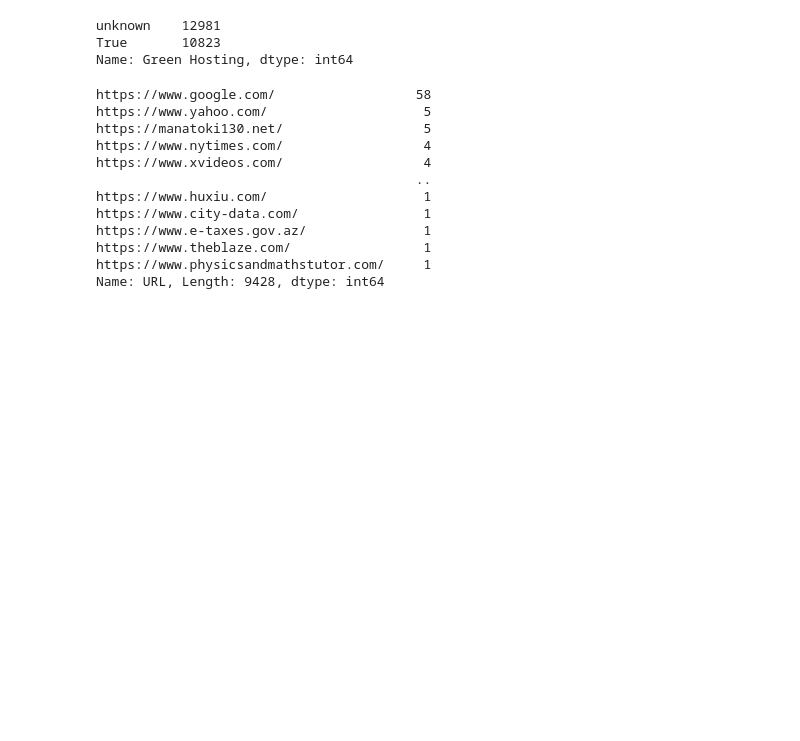
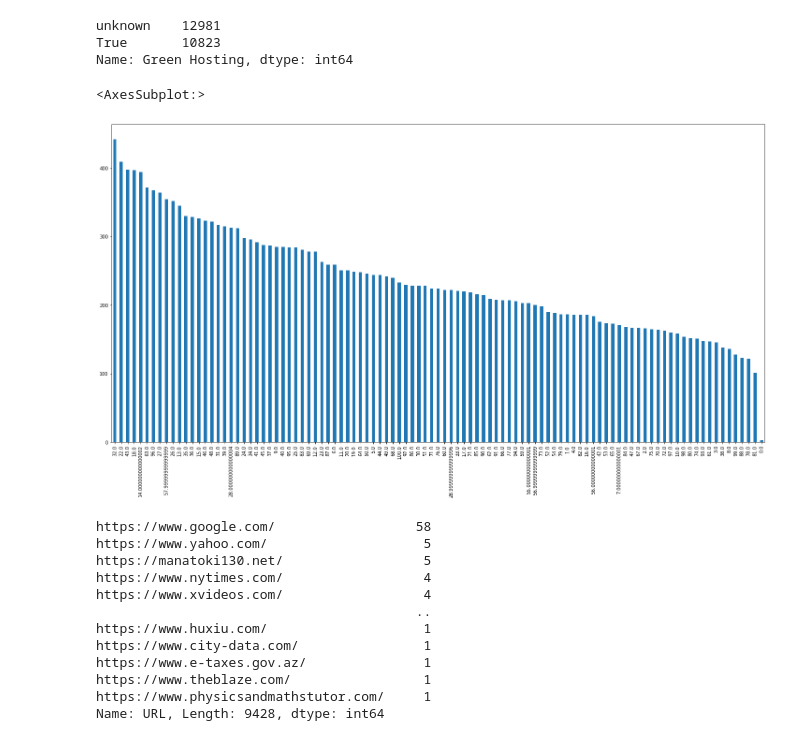
Before and after one commit to ivanivanov10101/bachelor-project, a Jupyter notebook: CSV.ipynb, the cells around one changed output. Cells and saved outputs as stored; diff of their text form; code cells hidden in the pictures; blank space fills up the shorter version.

```diff
--- a/CSV.ipynb
+++ b/CSV.ipynb
@@ -293,6 +294,12 @@ dfmain["Green Hosting"].value_counts()
 unknown    12981
 True       10823
 Name: Green Hosting, dtype: int64
+# %%
+fig, ax = plt.subplots()
+dfmain['Cleaner Than %'].value_counts().plot(ax=ax, kind='bar', figsize=(25, 12.5))
+# %% [output]
+<AxesSubplot:>
+[figure, added]
 # %%
 dfmain["URL"].value_counts()
 # %% [output]
```
Also changed, not shown: parts of 3 cells of this notebook.
